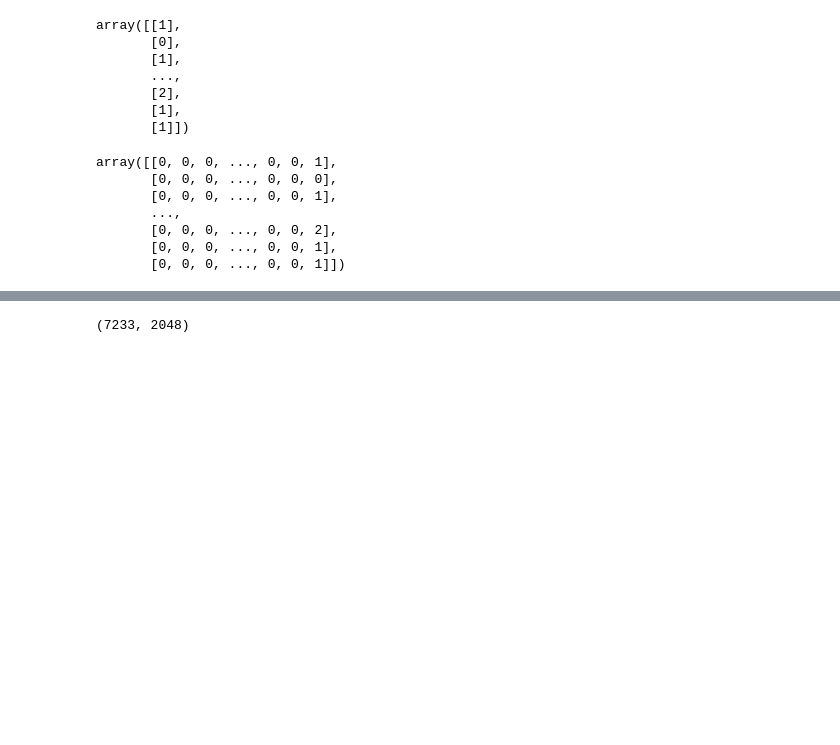
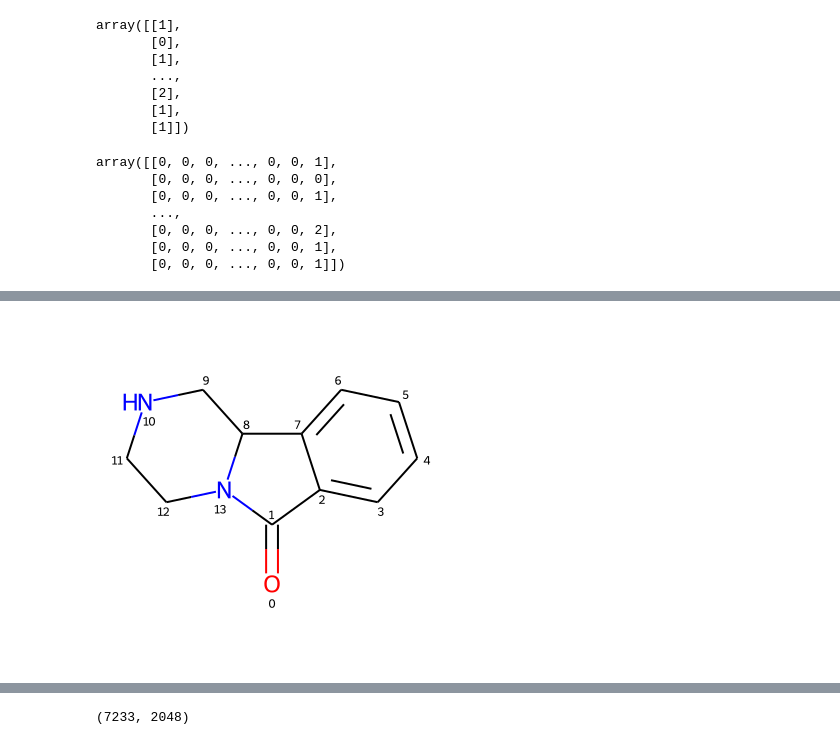
Before and after one commit to kuteykin/HTR2a-bioactivity-prediction, a Jupyter notebook: 5_ht2a_receptor_bioactivity_predictor.ipynb, the cells around one changed output, grey strips where cells are left out. Saved outputs shown, nothing was run; the diff lists cells and outputs as text; code cells hidden in the pictures; blank space fills up the shorter version.

```diff
--- a/5_ht2a_receptor_bioactivity_predictor.ipynb
+++ b/5_ht2a_receptor_bioactivity_predictor.ipynb
@@ -523,0 +452,4 @@ from sklearn.model_selection import train_test_split
+# %%
+df.Scaffold_ROMol[1115]
+# %% [output]
+[figure, added]
```
Also changed, not shown: parts of 115 cells of this notebook, 8 other files.
